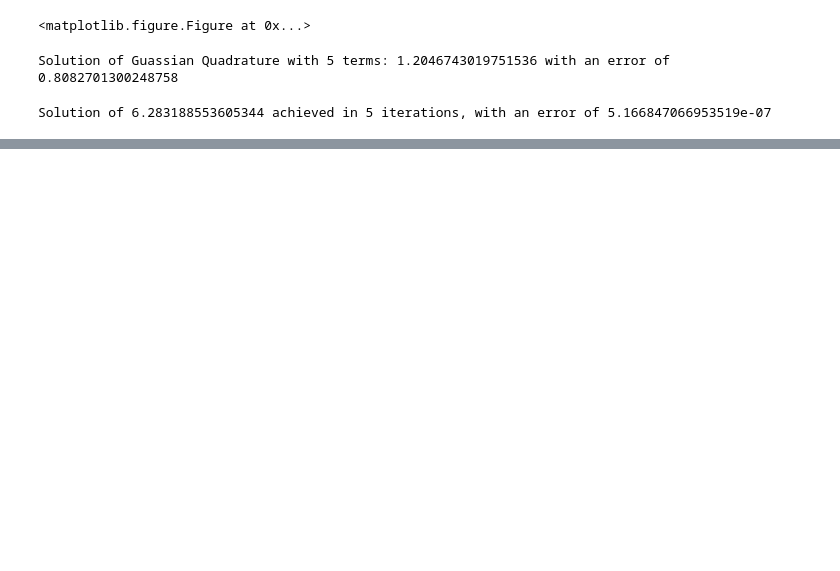
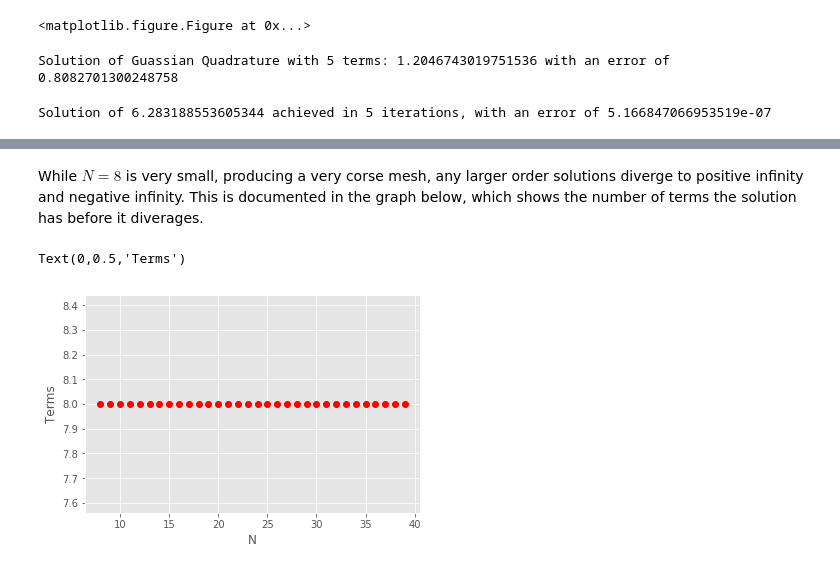
Before and after one commit to voetberg/mth_451_hw, a Jupyter notebook: Final Project.ipynb, the cells around one changed output, grey strips where cells are left out. Saved outputs shown, nothing was run; the diff lists cells and outputs as text; code cells hidden in the pictures; blank space fills up the shorter version.

```diff
--- a/Final Project.ipynb
+++ b/Final Project.ipynb
@@ -321,0 +306,16 @@ ValueError: shape mismatch: objects cannot be broadcast to a single shape
+# %% [markdown]
+While $N=8$ is very small, producing a very corse mesh, any larger order solutions diverge to positive infinity and negative infinity. This is documented in the graph below, which shows the number of terms the solution has before it diverages.
+# %%
+term_size=[]
+t = []
+for N in range(8,40):
+    x_lst,y_lst = KR_2D(f_4_1,f_4_2,0,1,h,N)
+    term_size.append(len(x_lst))
+    t.append(N)
+
+plt.plot(t,term_size, 'ro')
+plt.xlabel("N")
+plt.ylabel("Terms")
+# %% [output]
+Text(0,0.5,'Terms')
+[figure, added]
```
Also changed, not shown: parts of 9 cells of this notebook.
